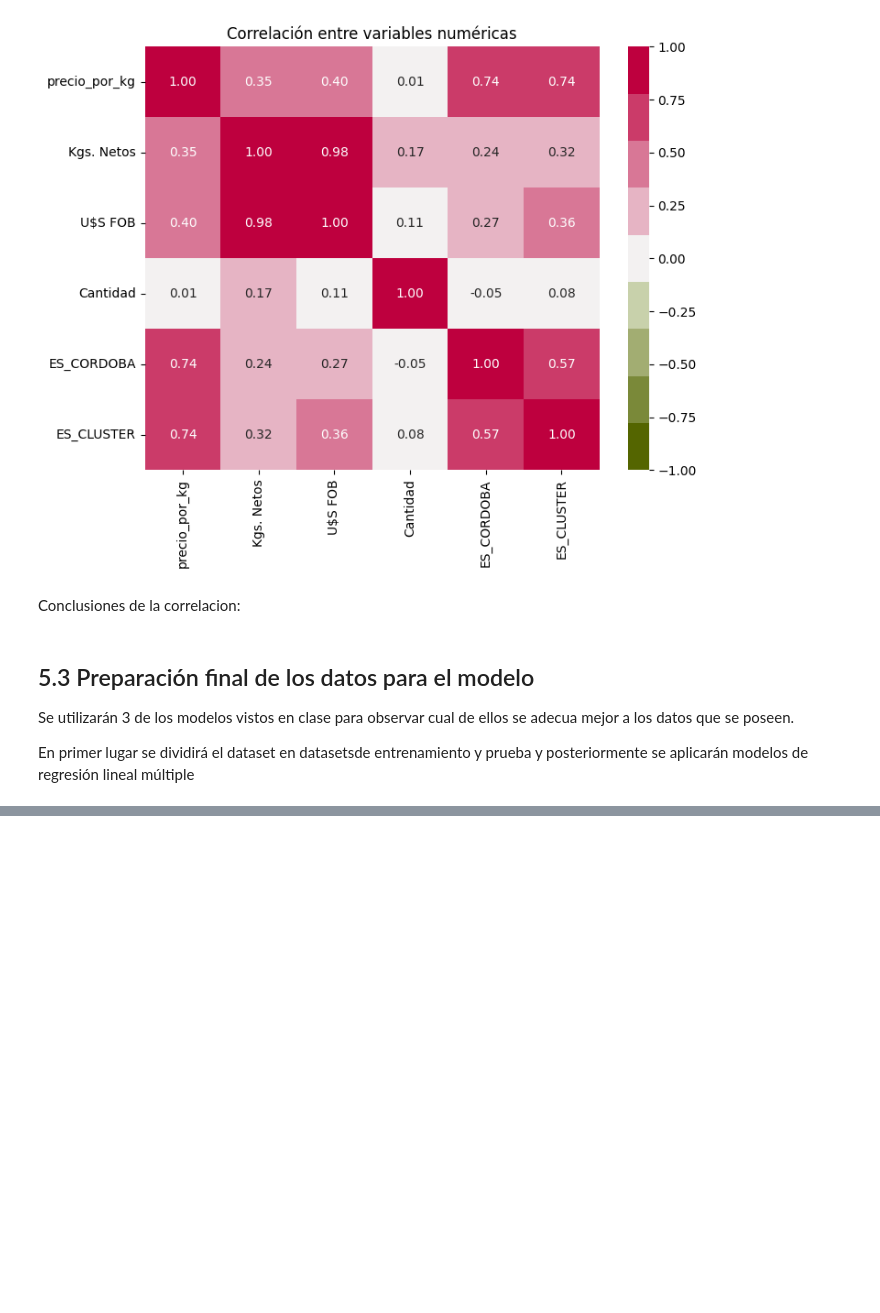
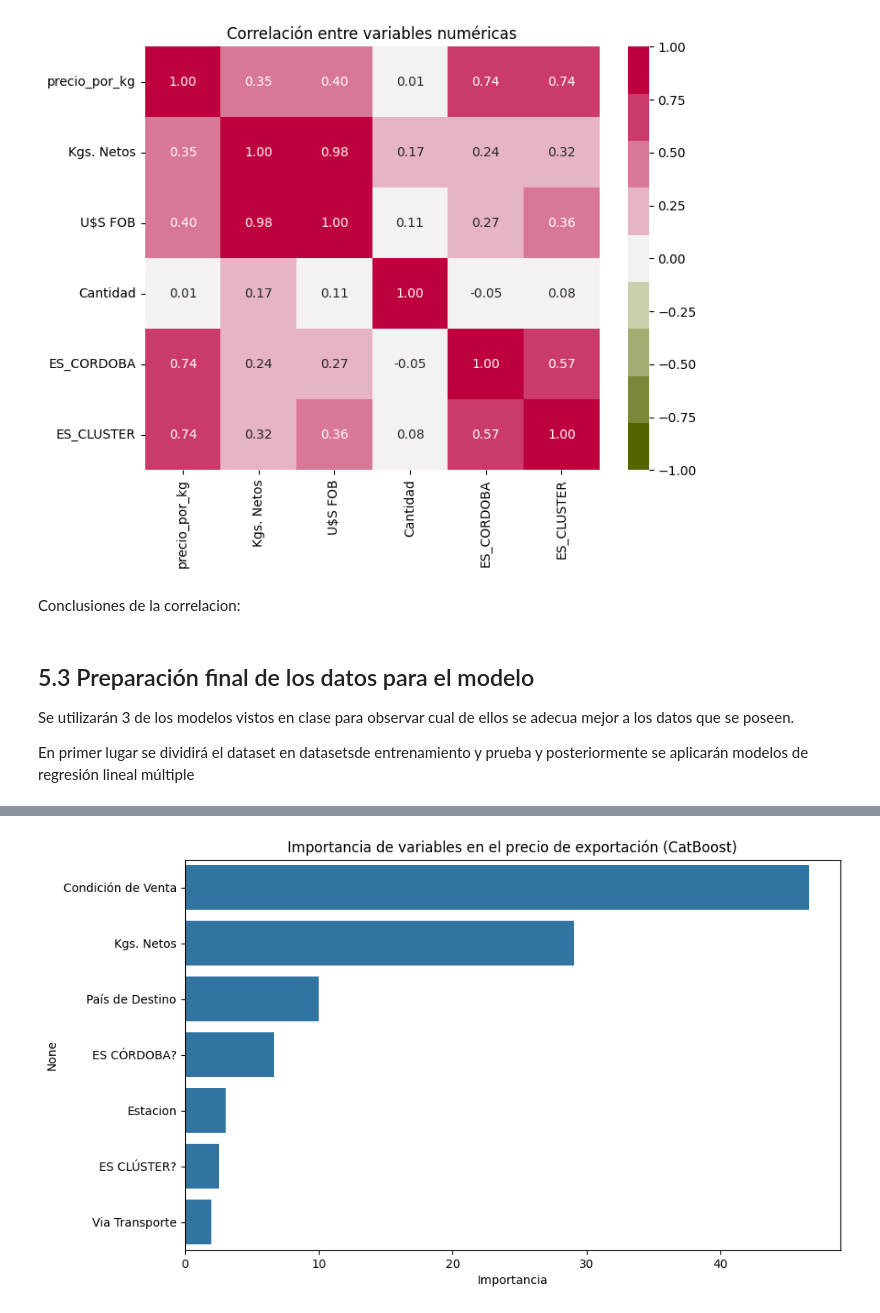
Before and after one commit to Renata-Bilotti/Hackatho-Grupo-4, a Jupyter notebook: Hacathon_Grupo_4_Mercado_de_Alfalfa.ipynb, the cells around one changed output, grey strips where cells are left out. Saved outputs shown, nothing was run; the diff lists cells and outputs as text; code cells hidden in the pictures; blank space fills up the shorter version.

```diff
--- a/Hacathon_Grupo_4_Mercado_de_Alfalfa.ipynb
+++ b/Hacathon_Grupo_4_Mercado_de_Alfalfa.ipynb
@@ -1417,0 +1634,15 @@ En primer lugar se dividirá el dataset en datasetsde entrenamiento y prueba y p
+# %%
+# Para CatBoost se utilizan las variables categoricas en su formato de texto original
+# (sin dummies, y sin agrupar los destinos en "Otros", ya que CatBoost las maneja de forma nativa)
+df_cb = df[['precio_por_kg', 'Kgs. Netos', 'Estacion', 'País de Destino',
+            'Via Transporte', 'Condición de Venta', 'ES CÓRDOBA?', 'ES CLÚSTER?']].copy()
+
+categorical_cols = ['Estacion', 'País de Destino', 'Via Transporte', 'Condición de Venta', 'ES CÓRDOBA?', 'ES CLÚSTER?']
+
+X_cb = df_cb.drop('precio_por_kg', axis=1)
+y_cb = df_cb['precio_por_kg']
+
+X_train_cb, X_test_cb, y_train_cb, y_test_cb = train_test_split(X_cb, y_cb, test_size=0.25, random_state=42)
+# %%
+model = CatBoostRegressor(random_seed=3, cat_features=categorical_cols, verbose=False)
+model.fit(X_train_cb, y_train_cb)
@@ -1417,0 +1675,12 @@ En primer lugar se dividirá el dataset en datasetsde entrenamiento y prueba y p
+# %%
+# Importancia de cada variable en el modelo
+feature_importance = model.get_feature_importance()
+feature_names = X_cb.columns
+
+plt.figure(figsize=(10,6))
+sns.barplot(x=feature_importance, y=feature_names, order=feature_names[np.argsort(-feature_importance)])
+plt.title('Importancia de variables en el precio de exportación (CatBoost)')
+plt.xlabel('Importancia')
+plt.show()
+# %% [output]
+[figure, added]
```
Also changed, not shown: parts of 31 cells of this notebook.
